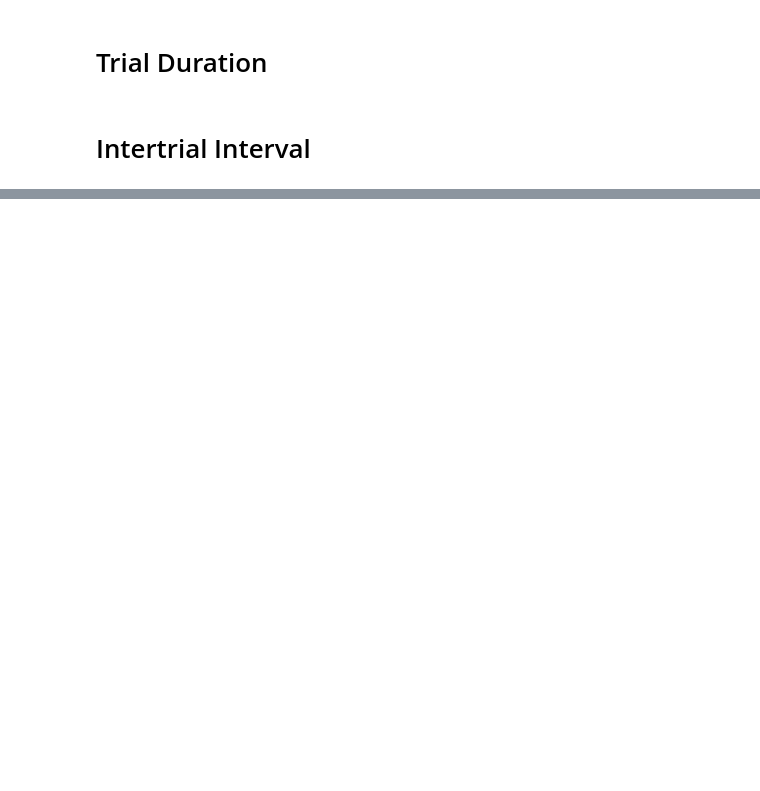
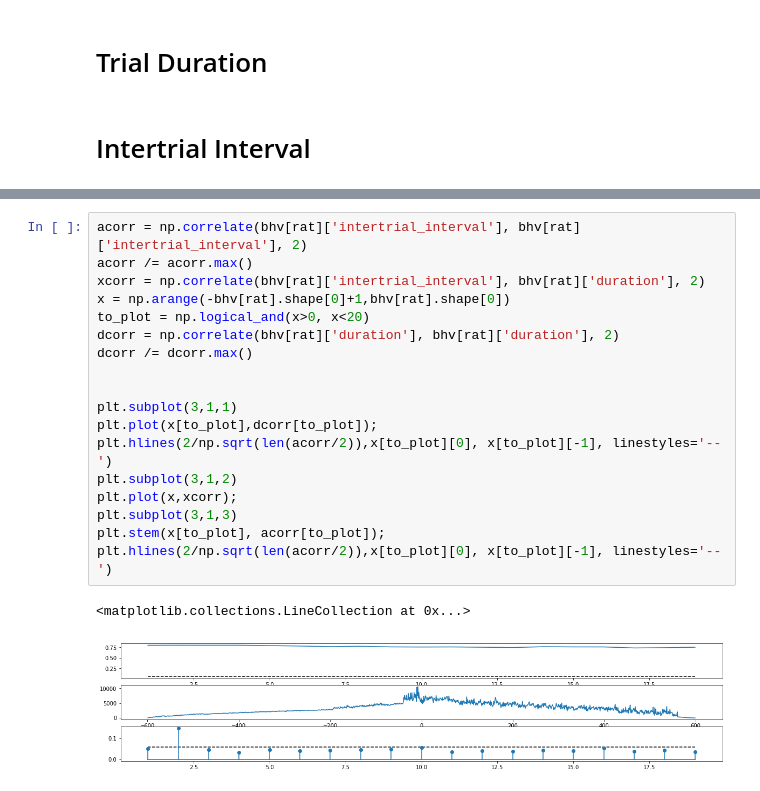
Before and after one commit to EstevaoUyra/spikelearn, a Jupyter notebook: notebooks/exploration/Behavior.ipynb, the cells around one changed output, grey strips where cells are left out. Drawn from its saved outputs; the diff is of its cells as text; blank space fills up the shorter version.

```diff
--- a/notebooks/exploration/Behavior.ipynb
+++ b/notebooks/exploration/Behavior.ipynb
@@ -52,3 +104,24 @@ plt.axvline(1000, linestyle='--', color='r')
+# %%
+acorr = np.correlate(bhv[rat]['intertrial_interval'], bhv[rat]['intertrial_interval'], 2)
+acorr /= acorr.max()
+xcorr = np.correlate(bhv[rat]['intertrial_interval'], bhv[rat]['duration'], 2)
+x = np.arange(-bhv[rat].shape[0]+1,bhv[rat].shape[0])
+to_plot = np.logical_and(x>0, x<20)
+dcorr = np.correlate(bhv[rat]['duration'], bhv[rat]['duration'], 2)
+dcorr /= dcorr.max()
+
+
+plt.subplot(3,1,1)
+plt.plot(x[to_plot],dcorr[to_plot]);
+plt.hlines(2/np.sqrt(len(acorr/2)),x[to_plot][0], x[to_plot][-1], linestyles='--')
+plt.subplot(3,1,2)
+plt.plot(x,xcorr);
+plt.subplot(3,1,3)
+plt.stem(x[to_plot], acorr[to_plot]);
+plt.hlines(2/np.sqrt(len(acorr/2)),x[to_plot][0], x[to_plot][-1], linestyles='--')
+# %% [output]
+<matplotlib.collections.LineCollection at 0x...>
+[figure, added]
 # %%
 rat = 'DRRD 8'
 bhv[rat]['intertrial_interval'].apply(np.sqrt).plot()
```
Also changed, not shown: parts of 20 cells of this notebook, 3 other files.
